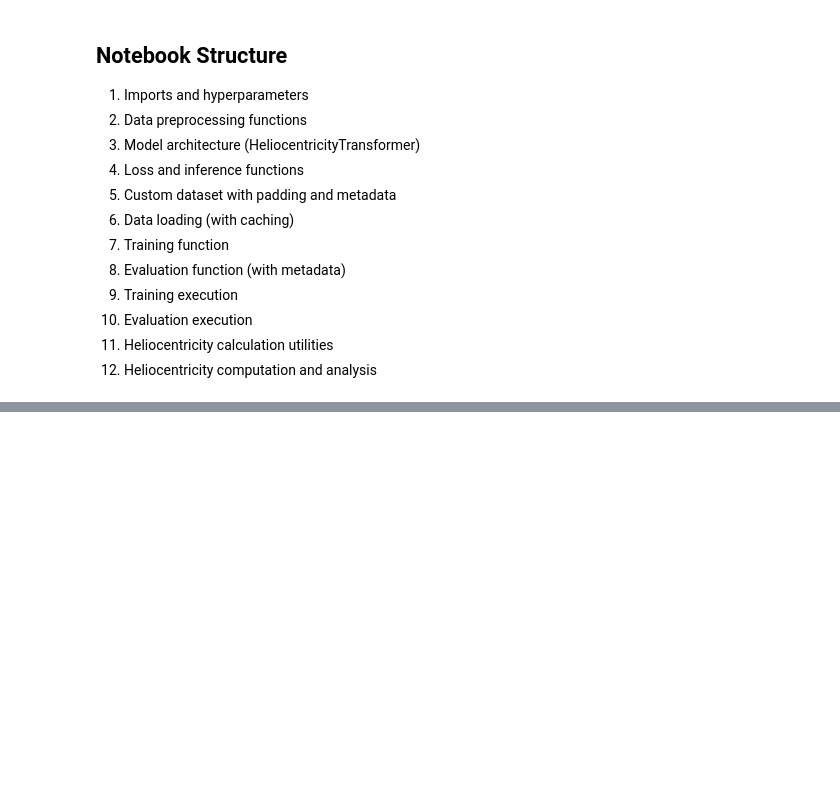
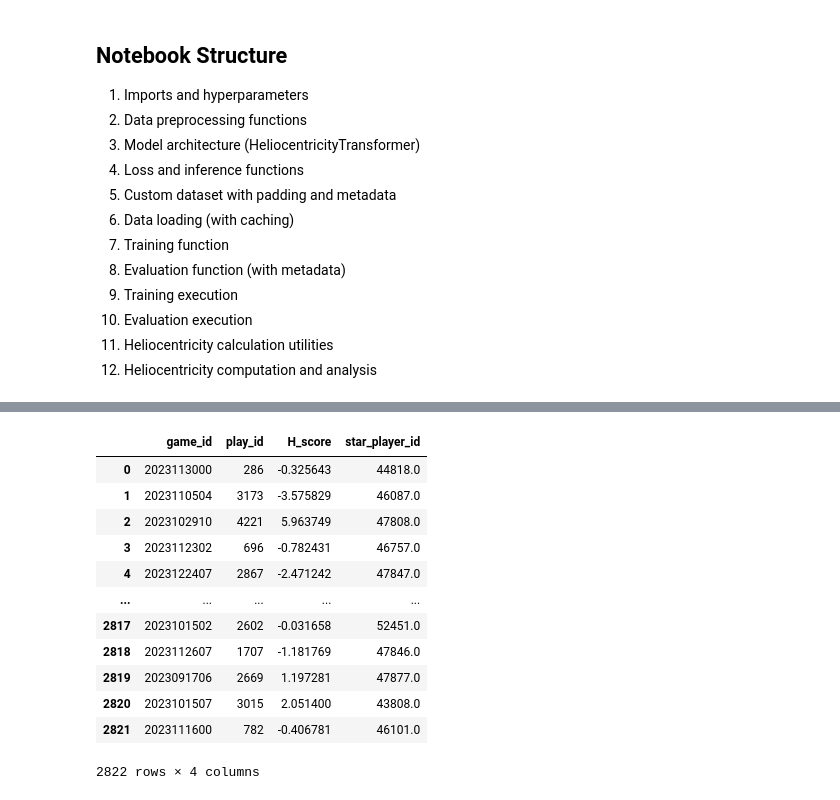
Before and after one commit to gtao-unc/bdb2026, a Jupyter notebook: ghost.ipynb, the cells around one changed output, grey strips where cells are left out. Drawn from its saved outputs; the diff is of its cells as text; code cells hidden in the pictures; blank space fills up the shorter version.

Commit message:
Completed helio scores.

```diff
--- a/ghost.ipynb
+++ b/ghost.ipynb
@@ -880,24 +891,29 @@ def compute_heliocentricity(play_data):
     Y_pred_K = play_data['Y_pred_K']
     star_idx = play_data['star_idx']
     player_sides = np.array(play_data['player_sides'])  # Binary encoded: 0=offense, 1=defense
+    n_agents = Y_truth.shape[1]  # Actual number of agents in the data (after padding/truncation)
 
     # Identify defensive players using binary encoding (1 = defense)
+    # Only use indices that exist in the actual data
     def_indices = np.where(player_sides == 1)[0]
+    def_indices = def_indices[def_indices < n_agents]  # Filter out indices beyond data shape
 
     if len(def_indices) == 0:
         # Fallback if no defense found: use all except star receiver
-        all_indices = np.arange(len(player_sides))
+        all_indices = np.arange(n_agents)
         def_indices = all_indices[all_indices != star_idx]
 
     # Calculate Actual Attention (A)
-    actual_R_coords = Y_truth[:, star_idx, :]
-    actual_D_coords = Y_truth[:, def_indices, :]
+    actual_R_coords = Y_truth[:, star_idx, :]  # (T_pred, 2)
+    actual_D_coords = Y_truth[:, def_indices, :]  # (T_pred, n_defenders, 2)
     A = min_separation_distance(actual_R_coords, actual_D_coords)
 
     # Calculate Expected Coverage (E)
     E_K = []
     for k in range(Y_pred_K.shape[0]):
-        predicted_D_coords = Y_pred_K[k, :, def_indices, :]
+        # Y_pred_K[k] has shape (T_pred, N_agents, 2)
+        # We need (T_pred, n_defenders, 2)
+        predicted_D_coords = Y_pred_K[k][:, def_indices, :]  # Index time first, then defenders
         E_k = min_separation_distance(actual_R_coords, predicted_D_coords)
         E_K.append(E_k)
 
@@ -942,3 +958,6 @@ def compute_heliocentricity_for_all(results):
     } for r in helio_results])
 
     return df, helio_results
+# %%
+all_dl = DataLoader(test_dataset, batch_size=BATCH_SIZE, shuffle=False)
+results = evaluate_model(model, all_dl, dataset, device)
@@ -967,0 +1010,16 @@ if helio_results:
+# %%
+helio_df
+# %% [output]
+|  | game_id | play_id | H_score | star_player_id |
+| 0 | 2023113000 | 286 | -0.325643 | 44818.0 |
+| 1 | 2023110504 | 3173 | -3.575829 | 46087.0 |
+| 2 | 2023102910 | 4221 | 5.963749 | 47808.0 |
+| 3 | 2023112302 | 696 | -0.782431 | 46757.0 |
+| 4 | 2023122407 | 2867 | -2.471242 | 47847.0 |
+| ... | ... | ... | ... | ... |
+| 2817 | 2023101502 | 2602 | -0.031658 | 52451.0 |
+| 2818 | 2023112607 | 1707 | -1.181769 | 47846.0 |
+| 2819 | 2023091706 | 2669 | 1.197281 | 47877.0 |
+| 2820 | 2023101507 | 3015 | 2.051400 | 43808.0 |
+| 2821 | 2023111600 | 782 | -0.406781 | 46101.0 |
+2822 rows × 4 columns
```
Also changed, not shown: parts of 6 cells of this notebook.
